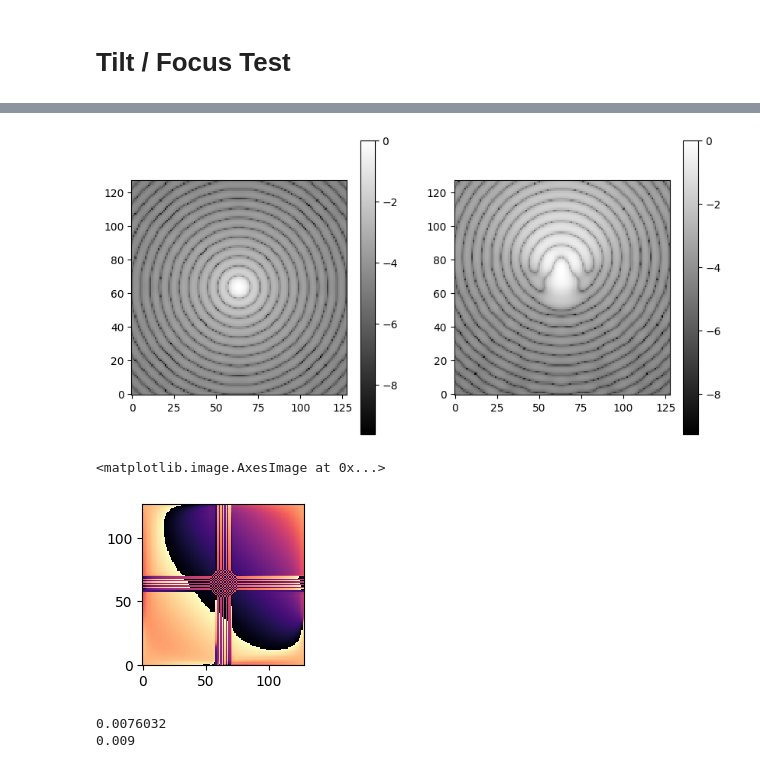
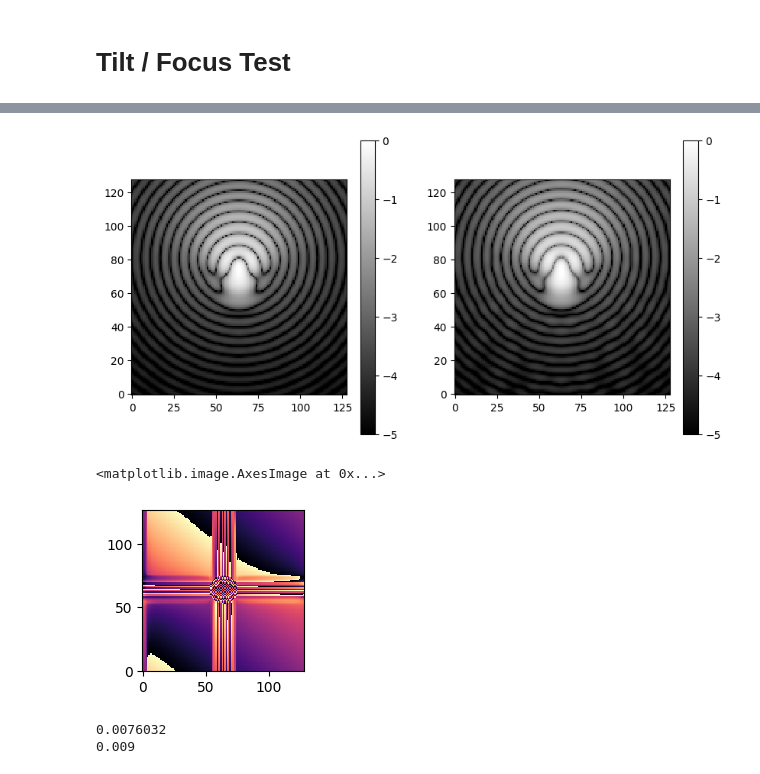
Before and after one commit to Jashcraf/poke, a Jupyter notebook: experiments/weber/demo_weber_beamlets.ipynb, the cells around one changed output, grey strips where cells are left out. Drawn from its saved outputs; the diff is of its cells as text; code cells hidden in the pictures.

```diff
--- a/experiments/weber/demo_weber_beamlets.ipynb
+++ b/experiments/weber/demo_weber_beamlets.ipynb
@@ -8,15 +8,15 @@ import zosapi
 zos = zosapi.App()
 # %%
 # simulation params
-nrays = 100
+nrays = 200
 wvl = 1.65e-6
 D_tel = 2.4
-wo = 0.018 / 1
+wo = 0.018 / 2
 
 
 # GBD only cares about first and last surface
 m1 = {'surf':1,'coating':1,'mode':'reflect'}
-m2 = {'surf':8,'coating':1,'mode':'reflect'}
+m2 = {'surf':9,'coating':1,'mode':'reflect'}
 surflist = [m1,m2]
 
 rf = Rayfront(nrays,wvl,D_tel/2,max_fov=0.08,circle=True,waist_pad=wo,grid='even')
@@ -76,21 +80,21 @@ gbd_psf /= np.max(gbd_psf)
 # %%
 plt.figure(figsize=[10,5])
 plt.subplot(121)
-plt.imshow(np.log10(gbd_psf),cmap='gray')
+plt.imshow(np.log10(gbd_psf),cmap='gray',vmin=-5,vmax=0)
 plt.colorbar()
 plt.subplot(122)
-plt.imshow(np.log10(zmx_psf),cmap='gray')
+plt.imshow(np.log10(zmx_psf),cmap='gray',vmin=-5,vmax=0)
 plt.colorbar()
 plt.show()
 # %% [output]
-[figure, old version]
+[figure, new version]
 # %%
 img_field = psf.reshape([128,128])
 pupil_field = np.fft.fftshift(np.fft.fft2(img_field,norm='ortho'))
 plt.imshow(np.angle(pupil_field))
 # %% [output]
 <matplotlib.image.AxesImage at 0x...>
-[figure, old version]
+[figure, new version]
 # %%
 def img_defocus_to_distance(fno=57.6/2.4,wavelength=1.65e-6,W020=1):
     return 8 * fno**2 * wavelength * W020
```
Also changed, not shown: parts of 3 cells of this notebook, 1 other file.
